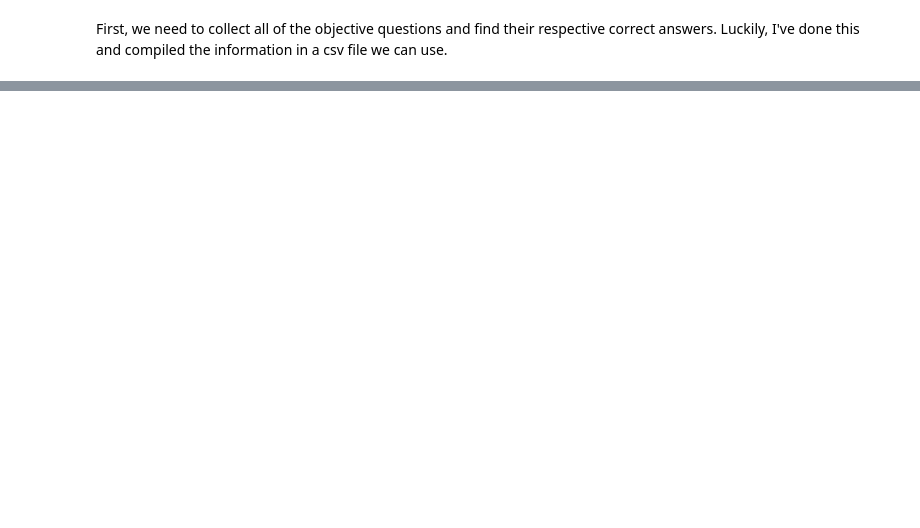
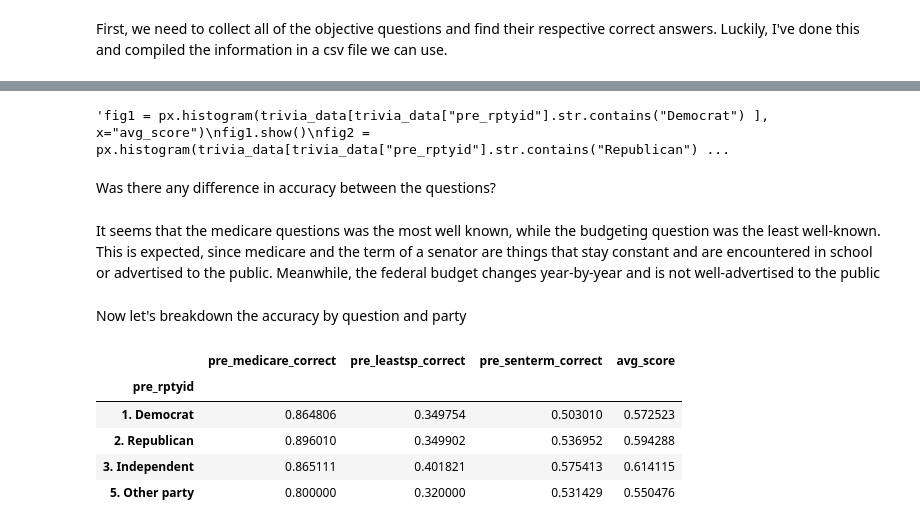
Before and after one commit to TZstatsADS/Spring2021-Project1-aidris21, a Jupyter notebook: lib/trivia_analysis.ipynb, the cells around one changed output, grey strips where cells are left out. Cells and saved outputs as stored; diff of their text form; code cells hidden in the pictures; blank space fills up the shorter version.

```diff
--- a/lib/trivia_analysis.ipynb
+++ b/lib/trivia_analysis.ipynb
@@ -33,0 +104,27 @@ Categories (24, object): [-9. Refused < -4. Error < 1 < 2 ... 50 < 79 < 90 < 99]
+# %%
+import plotly.graph_objects as go
+from plotly.subplots import make_subplots
+
+fig = make_subplots(rows=2, cols=2, subplot_titles=("Democrat", "Republican", "Independent", "Other Party"), shared_xaxes=True)
+
+democrat = go.Histogram(x = trivia_data[trivia_data["pre_rptyid"].str.contains("Democrat")].avg_score)
+republican = go.Histogram(x = trivia_data[trivia_data["pre_rptyid"].str.contains("Republican") ].avg_score)
+independent = go.Histogram(x = trivia_data[trivia_data["pre_rptyid"].str.contains("Independent") ].avg_score)
+other = go.Histogram(x = trivia_data[trivia_data["pre_rptyid"].str.contains("Other") ].avg_score)
+
+fig.append_trace(democrat, 1, 1)
+fig.append_trace(republican, 1, 2)
+fig.append_trace(independent, 2, 1)
+fig.append_trace(other, 2, 2)
+
+fig.update_layout(showlegend=False)
+fig.show()
+
+"""fig1 = px.histogram(trivia_data[trivia_data["pre_rptyid"].str.contains("Democrat") ], x="avg_score")
+fig1.show()
+fig2 = px.histogram(trivia_data[trivia_data["pre_rptyid"].str.contains("Republican") ], x="avg_score")
+fig2.show()"""
+# %% [output]
+'fig1 = px.histogram(trivia_data[trivia_data["pre_rptyid"].str.contains("Democrat") ], x="avg_score")\nfig1.show()\nfig2 = px.histogram(trivia_data[trivia_data["pre_rptyid"].str.contains("Republican") ...
+# %% [markdown]
+Was there any difference in accuracy between the questions?
@@ -33,0 +144,15 @@ Categories (24, object): [-9. Refused < -4. Error < 1 < 2 ... 50 < 79 < 90 < 99]
+# %% [markdown]
+It seems that the medicare questions was the most well known, while the budgeting question was the least well-known. This is expected, since medicare and the term of a senator are things that stay constant and are encountered in school or advertised to the public. Meanwhile, the federal budget changes year-by-year and is not well-advertised to the public
+# %% [markdown]
+Now let's breakdown the accuracy by question and party
+# %%
+party_breakdown = trivia_data.groupby(by=["pre_rptyid"]).mean()
+party_breakdown = party_breakdown[(party_breakdown.index != '-9. Refused') & (party_breakdown.index != '-4. Error')]
+party_breakdown
+# %% [output]
+|  | pre_medicare_correct | pre_leastsp_correct | pre_senterm_correct | avg_score |
+| pre_rptyid |  |  |  |  |
+| 1. Democrat | 0.864806 | 0.349754 | 0.503010 | 0.572523 |
+| 2. Republican | 0.896010 | 0.349902 | 0.536952 | 0.594288 |
+| 3. Independent | 0.865111 | 0.401821 | 0.575413 | 0.614115 |
+| 5. Other party | 0.800000 | 0.320000 | 0.531429 | 0.550476 |
```
Also changed, not shown: parts of 12 cells of this notebook.
